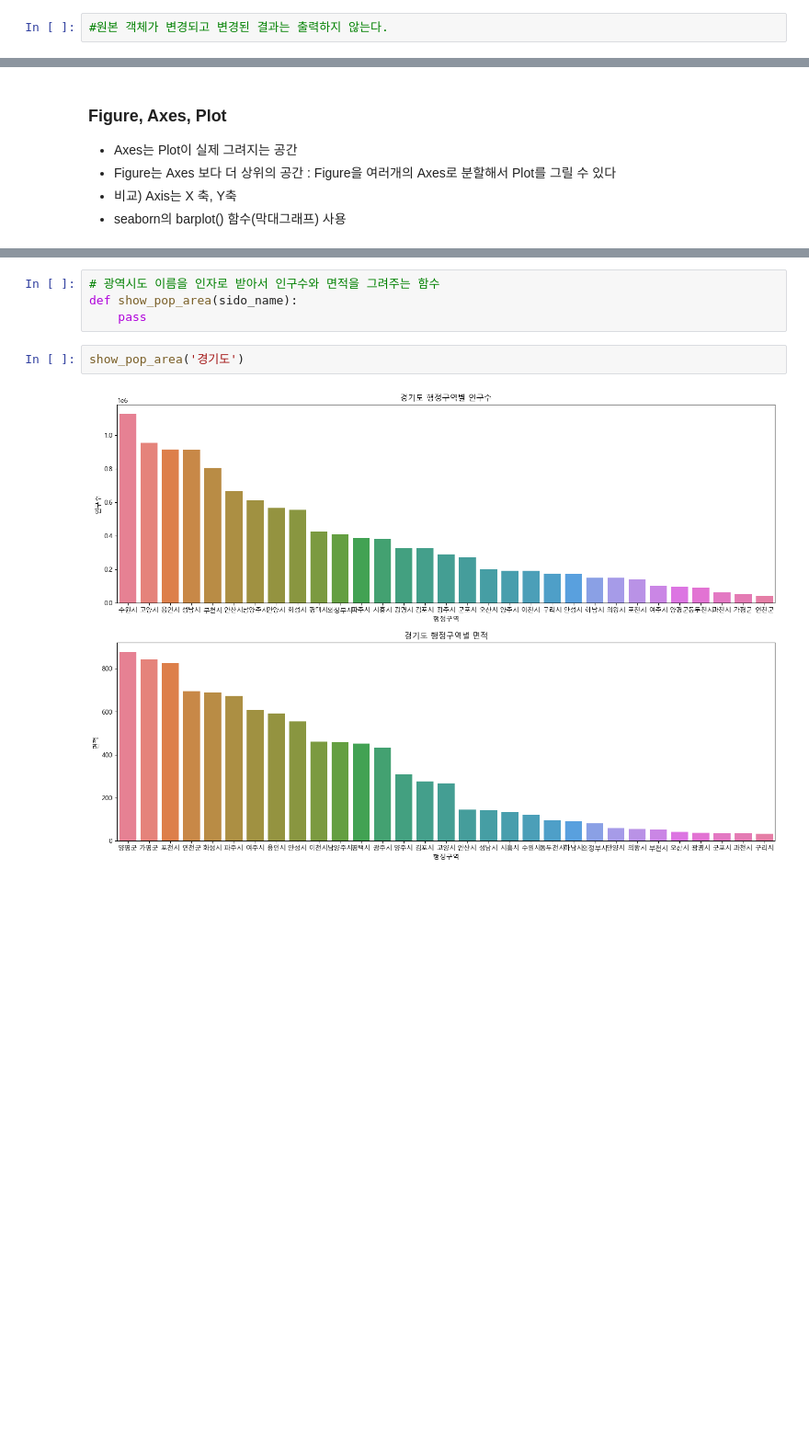
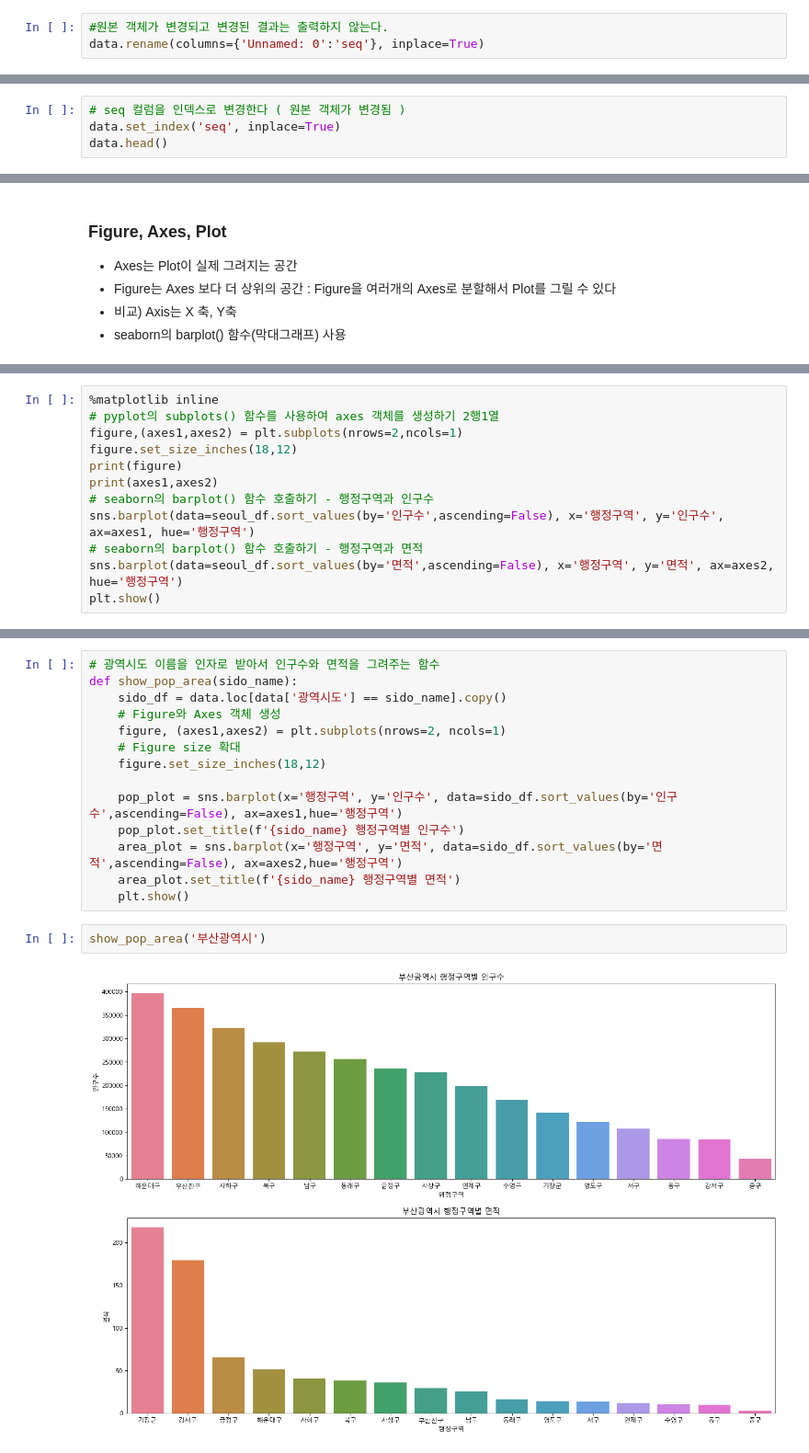
Before and after one commit to zmfhshs111/SKSh_Python_Webscraping_Analysis, a Jupyter notebook: 03-1.행정구역정보_분석과시각화.ipynb, the cells around one changed output, grey strips where cells are left out. Shown at 92% size. Saved outputs shown, nothing was run; the diff lists cells and outputs as text; blank space fills up the shorter version.

```diff
--- a/03-1.행정구역정보_분석과시각화.ipynb
+++ b/03-1.행정구역정보_분석과시각화.ipynb
@@ -543,3 +576,4 @@ Index(['Unnamed: 0', '인구수', 'shortName', 'x', 'y', '면적', '광역시도
 229 rows × 8 columns
 # %%
 #원본 객체가 변경되고 변경된 결과는 출력하지 않는다.
+data.rename(columns={'Unnamed: 0':'seq'}, inplace=True)
@@ -550,4 +580,7 @@ Index(['seq', '인구수', 'shortName', 'x', 'y', '면적', '광역시도', '행
 # %%
+# seq 컬럼을 인덱스로 변경한다 ( 원본 객체가 변경됨 )
+data.set_index('seq', inplace=True)
+data.head()
 # %% [output]
 |  | 인구수 | shortName | x | y | 면적 | 광역시도 | 행정구역 |
 | seq |  |  |  |  |  |  |  |
@@ -867,0 +900,12 @@ Axes(0.125,0.11;0.775x0.35)
+# %%
+%matplotlib inline
+# pyplot의 subplots() 함수를 사용하여 axes 객체를 생성하기 2행1열
+figure,(axes1,axes2) = plt.subplots(nrows=2,ncols=1)
+figure.set_size_inches(18,12)
+print(figure)
+print(axes1,axes2)
+# seaborn의 barplot() 함수 호출하기 - 행정구역과 인구수
+sns.barplot(data=seoul_df.sort_values(by='인구수',ascending=False), x='행정구역', y='인구수', ax=axes1, hue='행정구역')
+# seaborn의 barplot() 함수 호출하기 - 행정구역과 면적
+sns.barplot(data=seoul_df.sort_values(by='면적',ascending=False), x='행정구역', y='면적', ax=axes2, hue='행정구역')
+plt.show()
@@ -868,9 +916,19 @@ Axes(0.125,0.11;0.775x0.35)
 # %%
 # 광역시도 이름을 인자로 받아서 인구수와 면적을 그려주는 함수
 def show_pop_area(sido_name):
-    pass
+    sido_df = data.loc[data['광역시도'] == sido_name].copy()
+    # Figure와 Axes 객체 생성
+    figure, (axes1,axes2) = plt.subplots(nrows=2, ncols=1)
+    # Figure size 확대
+    figure.set_size_inches(18,12)
+
+    pop_plot = sns.barplot(x='행정구역', y='인구수', data=sido_df.sort_values(by='인구수',ascending=False), ax=axes1,hue='행정구역')
+    pop_plot.set_title(f'{sido_name} 행정구역별 인구수')
+    area_plot = sns.barplot(x='행정구역', y='면적', data=sido_df.sort_values(by='면적',ascending=False), ax=axes2,hue='행정구역')
+    area_plot.set_title(f'{sido_name} 행정구역별 면적')
+    plt.show()
 # %%
-show_pop_area('경기도')
+show_pop_area('부산광역시')
 # %% [output]
-[figure, old version]
+[figure, new version]
 # %%
```
Also changed, not shown: parts of 56 cells of this notebook, 4 other files.
